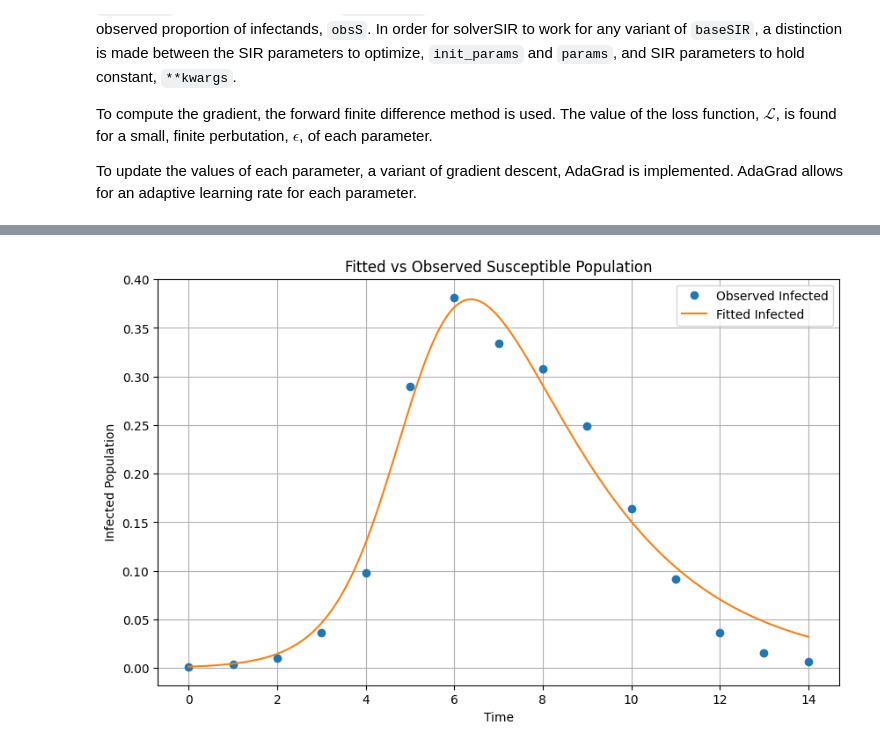
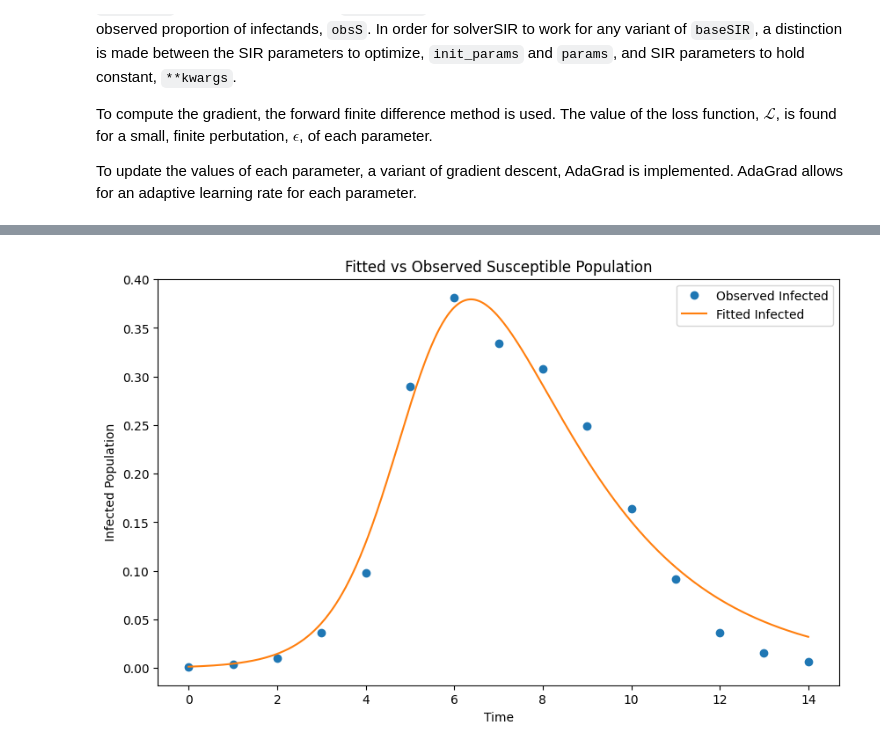
Before and after one commit to NaniHazbolatow/5284ITCS6Y, a Jupyter notebook: assignment1.ipynb, the cells around one changed output, grey strips where cells are left out. Saved outputs shown, nothing was run; the diff lists cells and outputs as text; code cells hidden in the pictures.

```diff
--- a/assignment1.ipynb
+++ b/assignment1.ipynb
@@ -274,8 +273,8 @@ class solverSIR:
             if iteration % 100 == 0:
                 print(f'Iteration {iteration}: Lowest Loss = {lowest_loss}, Best Parameters = {best_params}')
 
-
-        return params, current_loss
+        self.params = best_params
+        return best_params, lowest_loss
 
 
     def plot_fitvsobs(self, obsS):
@@ -293,7 +292,6 @@ class solverSIR:
         plt.ylabel('Infected Population')
         plt.title('Fitted vs Observed Susceptible Population')
         plt.legend()
-        plt.grid(True)
         plt.show()
 # %%
 def MSE(estimated_data, observed_data):
@@ -301,7 +299,7 @@ def MSE(estimated_data, observed_data):
 # %%
 school_data = np.array([1, 3, 8, 28, 75, 221, 291, 255,
                   235, 190, 125, 70, 28, 12, 5]) / 763
-solver = solverSIR(baseSIR, MSE, [1.66523459, 0.44993837], I0 = 1/763)
-solver.optimize(school_data, learning_rate=0.01, max_iterations=1000)
+solver = solverSIR(baseSIR, MSE, [1, 1], I0 = 1/763)
+solver.optimize(school_data, learning_rate=0.10, max_iterations=1000)
 solver.plot_fitvsobs(school_data)
 # %% [output]
@@ -318 +316 @@ Iteration 900: Lowest Loss = 0.00046346472188829466, Best Parameters = [1.665233
-[figure, old version]
+[figure, new version]
```
Also changed, not shown: parts of 2 cells of this notebook.
